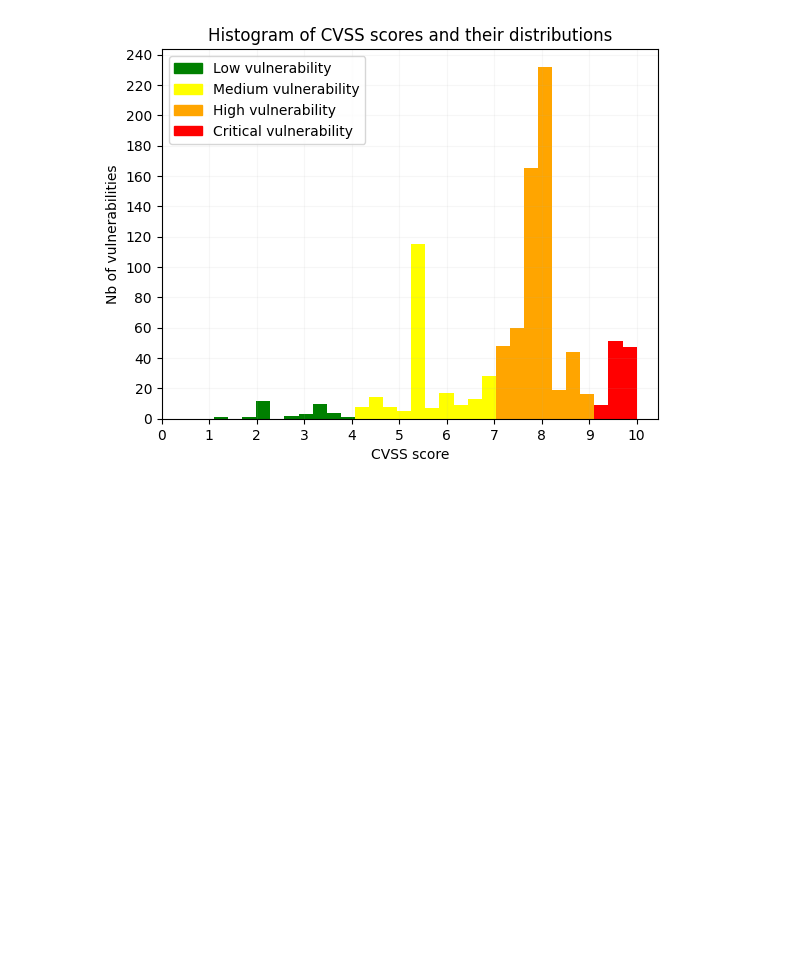
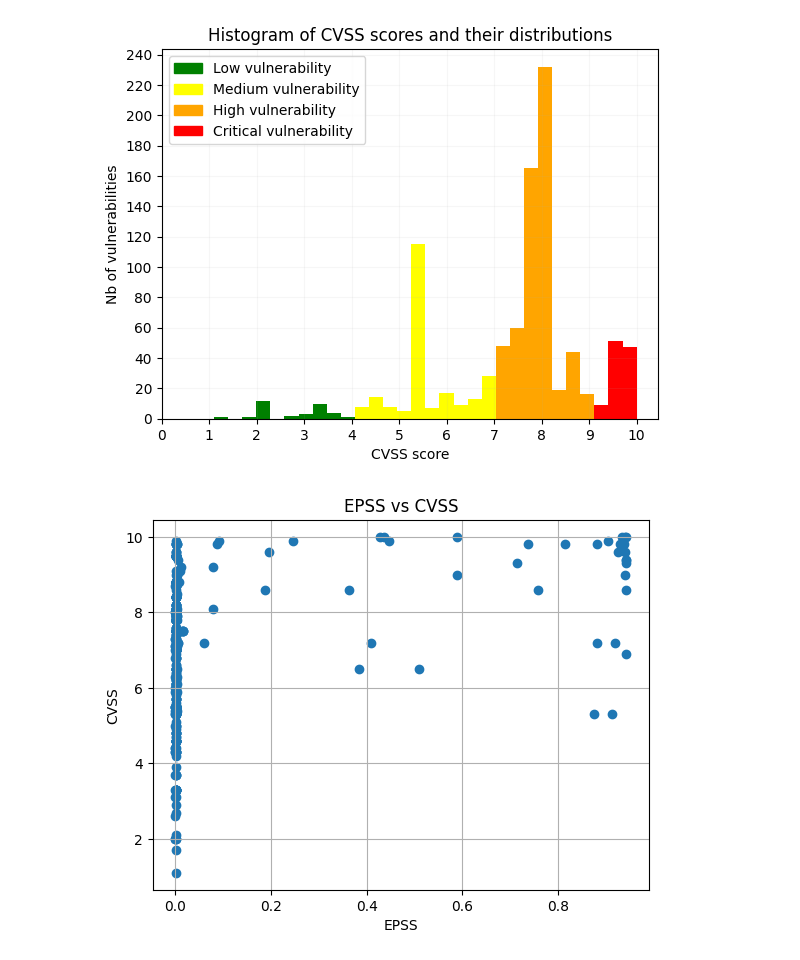
Before and after one commit to Graim-lee/Detecting-spams-in-mails-, a Jupyter notebook: project.ipynb, the cells around one changed output. Drawn from its saved outputs; the diff is of its cells as text; code cells hidden in the pictures; blank space fills up the shorter version.

```diff
--- a/project.ipynb
+++ b/project.ipynb
@@ -506,3 +556,19 @@ plt.grid(True, alpha=0.1)
 plt.show()
 # %% [output]
 [figure]
+# %%
+"""
+Score EPSS vs score CVSS
+"""
+# Look only at non null values
+df_not_null = df.drop(['Date', 'Base Severity'], axis=1).dropna(axis=0)
+plt.scatter(df_not_null['EPSS'], df_not_null['CVSS'])
+plt.xlabel('EPSS')
+plt.ylabel('CVSS')
+plt.title("EPSS vs CVSS")
+plt.grid()
+plt.show()
+
+# Even a high CVSS does not mean the intrusion risk is high. But usually, a high intrusion risk means a high CVSS
+# %% [output]
+[figure, added]
```
Also changed, not shown: parts of 10 cells of this notebook, 1 other file.
